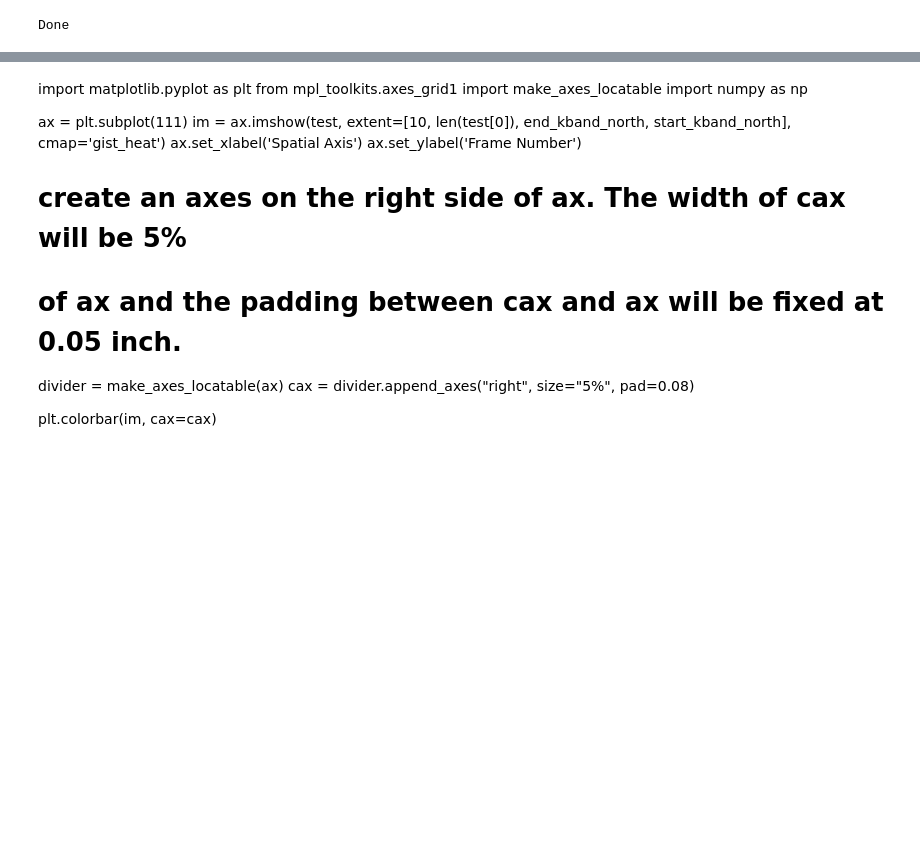
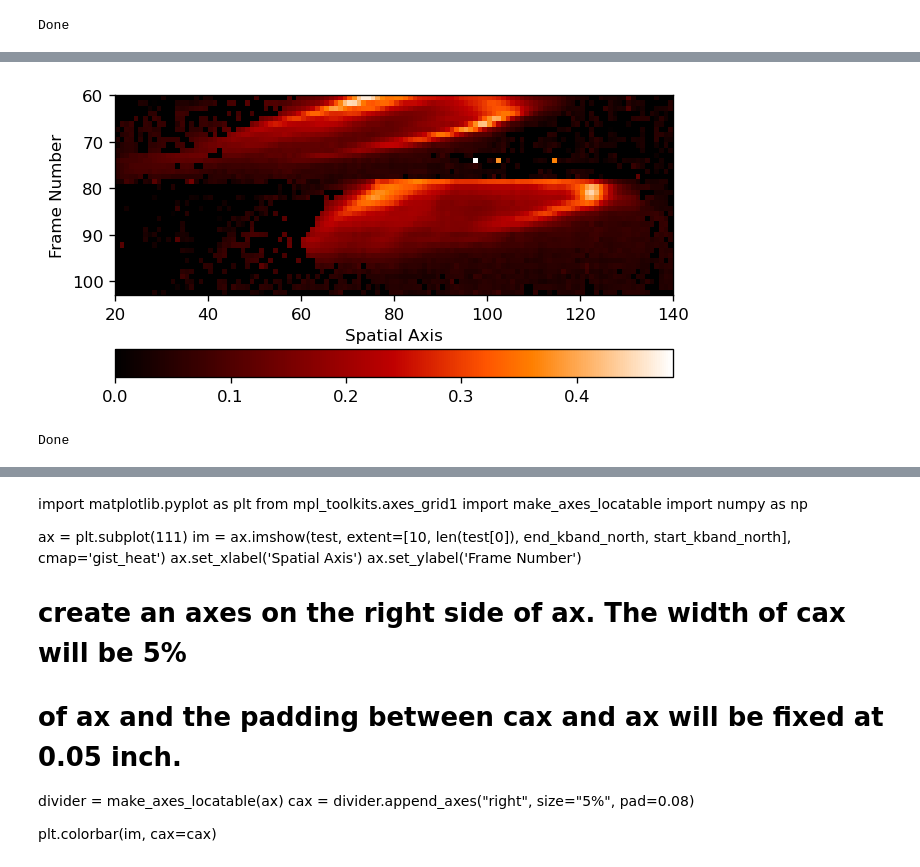
Before and after one commit to ruoyanwangdr/Dynamics-of-Jovian-Infrared-Auroral-Ionosphere-and-Thermosphere, a Jupyter notebook: h3p_map.ipynb, the cells around one changed output, grey strips where cells are left out. Cells and saved outputs as stored; diff of their text form; code cells hidden in the pictures; blank space fills up the shorter version.

```diff
--- a/h3p_map.ipynb
+++ b/h3p_map.ipynb
@@ -551,0 +553,11 @@ plt.savefig('plots/h3p_a2_map', bbox_inches='tight')
+# %%
+# create lmfit model with defined gaussian
+h3p_model_2 = Model(gaussian_fit)
+
+h3p_params_2 = h3p_model.make_params()
+h3p_params_2.add('a0', value=0.1)
+h3p_params_2.add('a1', value=874)
+h3p_params_2.add('a2', value=1)
+h3p_params_2.add('a3', value=0)
+h3p_params_2.add('a4', value=0)
+h3p_params_2.add('a5', value=0)
@@ -551,0 +608,53 @@ plt.savefig('plots/h3p_a2_map', bbox_inches='tight')
+# %%
+h3pa0_2 = np.vstack((h3p_a0_map_2))
+#h3pa0[h3pa0>0.25] = 0
+
+plt.imshow(np.sqrt(h3pa0_2), extent=[lower_h3p, upper_h3p, end_kband_north, start_kband_north], cmap='gist_heat')
+plt.xlabel('Spatial Axis')
+plt.ylabel('Frame Number')
+plt.xlim(20,140)
+plt.colorbar(orientation='horizontal', pad=0.15)
+plt.savefig('plots/h3p_a0_map_874', bbox_inches='tight')
+# %% [output]
+[figure, added]
+# %%
+"""
+repeat for h3p a1 at wavelength axis 874
+"""
+
+lower_h3p = 10
+upper_h3p = 140
+
+
+start_kband_north = 60
+end_kband_north = 103
+sky_frame = (51, 59, 60, 72, 78, 79, 91, 103)
+
+h3p_a1_map_2 = []
+
+for i in range(start_kband_north+1, end_kband_north):
+    if i in sky_frame:
+        continue
+    skyfinal = scale_sky_frame(i)
+    sky_subtract = (nirspec7_data_array[i-start_nirspec7] - skyfinal) / (average_flat_field - average_flat_lamp_off)
+
+    h3p_a1_2 = np.zeros(upper_h3p-lower_h3p)
+
+    for j in range(lower_h3p, upper_h3p):
+        try:
+            h3p_fit_result_2 = h3p_model_2.fit(sky_subtract[j], h3p_params_2, x=pixel)
+            h3p_a1_2[j] = h3p_fit_result_2.params['a1'].value
+        except:
+            pass
+
+    #plt.figure()
+    #plt.xlabel('spatial axis', fontsize=12)
+    #plt.ylabel('a1', fontsize=12)
+    #plt.title('frame number ' + str(i))
+    #plt.plot(np.linspace(lower_h3p, upper_h3p, len(h3p_a1_2)), h3p_a1_2)
+
+    h3p_a1_map_2.append(h3p_a1_2)
+
+print('Done')
+# %% [output]
+Done
```
Also changed, not shown: parts of 18 cells of this notebook.
